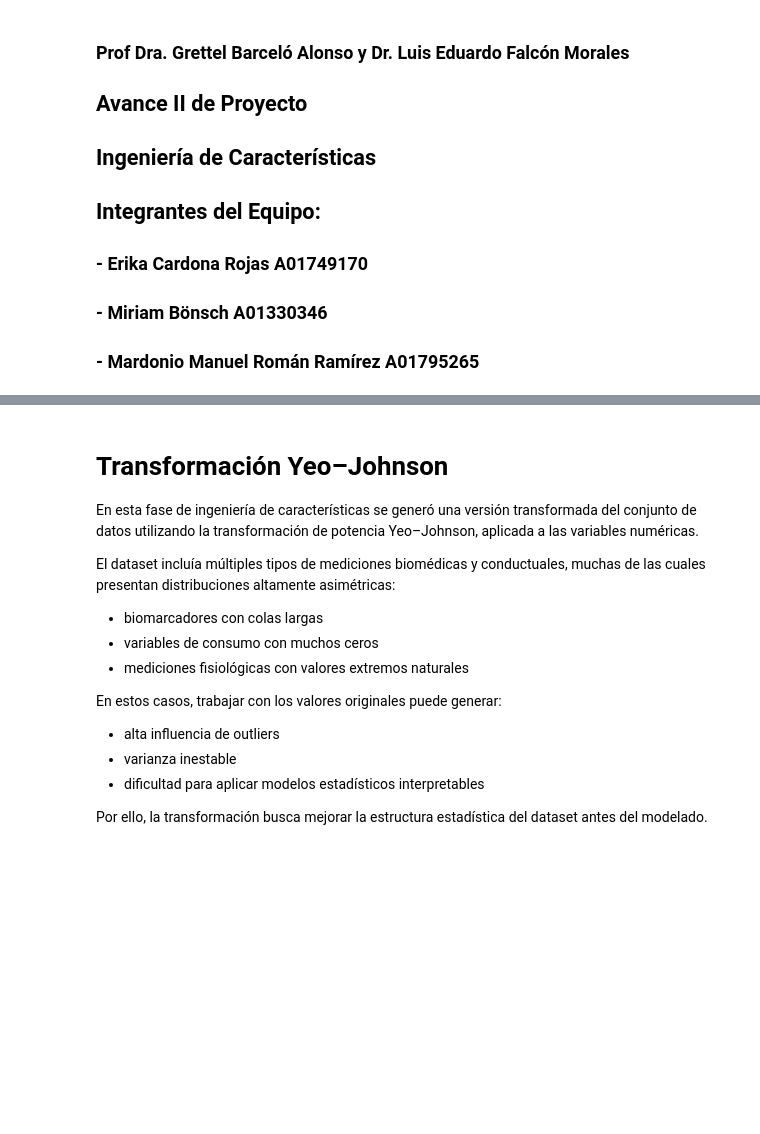
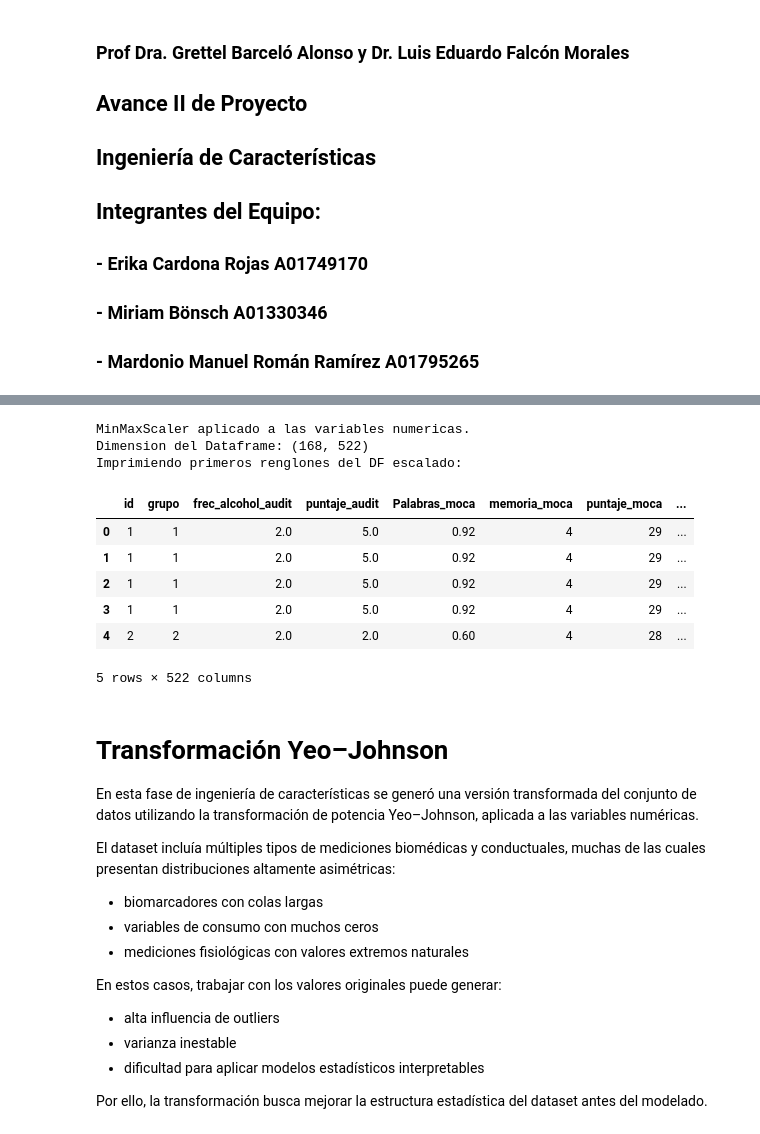
Before and after one commit to MardonioR/Proyecto-Polifenoles, a Jupyter notebook: Entregables/Avance 2 Equipo25.ipynb, the cells around one changed output, grey strips where cells are left out. Drawn from its saved outputs; the diff is of its cells as text; code cells hidden in the pictures; blank space fills up the shorter version.

```diff
--- a/Entregables/Avance 2 Equipo25.ipynb
+++ b/Entregables/Avance 2 Equipo25.ipynb
@@ -72,0 +87,10 @@ continuous_vars = list(df_var_types[df_var_types['Tipo']== 'Numerica']['Variable
+# %%
+# Transformando a string.
+df['pgh_h_acostarse'] = df['pgh_h_acostarse'].astype(str)
+# Extrayendo hora, para el caso que lo detectó como date time, nos quedamos con la parte de la derecha.
+df['pgh_h_acostarse'] = df['pgh_h_acostarse'].apply(lambda x: x.split(' ')[-1])
+
+# Convirtiendo a hora.
+df['pgh_h_acostarse'] = pd.to_datetime(df['pgh_h_acostarse'], format='%H:%M:%S', errors='coerce').dt.hour
+# Estableciendo como variable categórica ordinal
+df['pgh_h_acostarse'] = np.where(df['pgh_h_acostarse'] < 12, df['pgh_h_acostarse'] +24, df['pgh_h_acostarse'])
@@ -72,0 +107,3 @@ continuous_vars = list(df_var_types[df_var_types['Tipo']== 'Numerica']['Variable
+# %%
+# Convirtiendo a hora y al mismo tiempo a variable categórica ordinal.
+df['pgh_h_levantarse'] = pd.to_datetime(df['pgh_h_levantarse'], format='%H:%M:%S', errors='coerce').dt.hour
@@ -73,3 +114,28 @@ continuous_vars = list(df_var_types[df_var_types['Tipo']== 'Numerica']['Variable
+# %%
+# Initialize the MinMaxScaler
+scaler = MinMaxScaler()
+
+# Creando DF con escalamiento
+df_scaled = df.copy()
+
+# Apply MinMaxScaler to the identified numerical features
+df_scaled[continuous_vars] = scaler.fit_transform(df_scaled[continuous_vars])
+
+print("MinMaxScaler aplicado a las variables numericas.")
+print(f"Dimension del Dataframe: {df_scaled.shape}")
+print("Imprimiendo primeros renglones del DF escalado:")
+display(df_scaled.head())
+# %% [output]
+MinMaxScaler aplicado a las variables numericas.
+Dimension del Dataframe: (168, 522)
+Imprimiendo primeros renglones del DF escalado:
+|  | id | grupo | frec_alcohol_audit | puntaje_audit | Palabras_moca | memoria_moca | puntaje_moca | ... |
+| 0 | 1 | 1 | 2.0 | 5.0 | 0.92 | 4 | 29 | ... |
+| 1 | 1 | 1 | 2.0 | 5.0 | 0.92 | 4 | 29 | ... |
+| 2 | 1 | 1 | 2.0 | 5.0 | 0.92 | 4 | 29 | ... |
+| 3 | 1 | 1 | 2.0 | 5.0 | 0.92 | 4 | 29 | ... |
+| 4 | 2 | 2 | 2.0 | 2.0 | 0.60 | 4 | 28 | ... |
+5 rows × 522 columns
 # %% [markdown]
 # Transformación Yeo–Johnson
 
```
Also changed, not shown: parts of 25 cells of this notebook, 7 other files.
